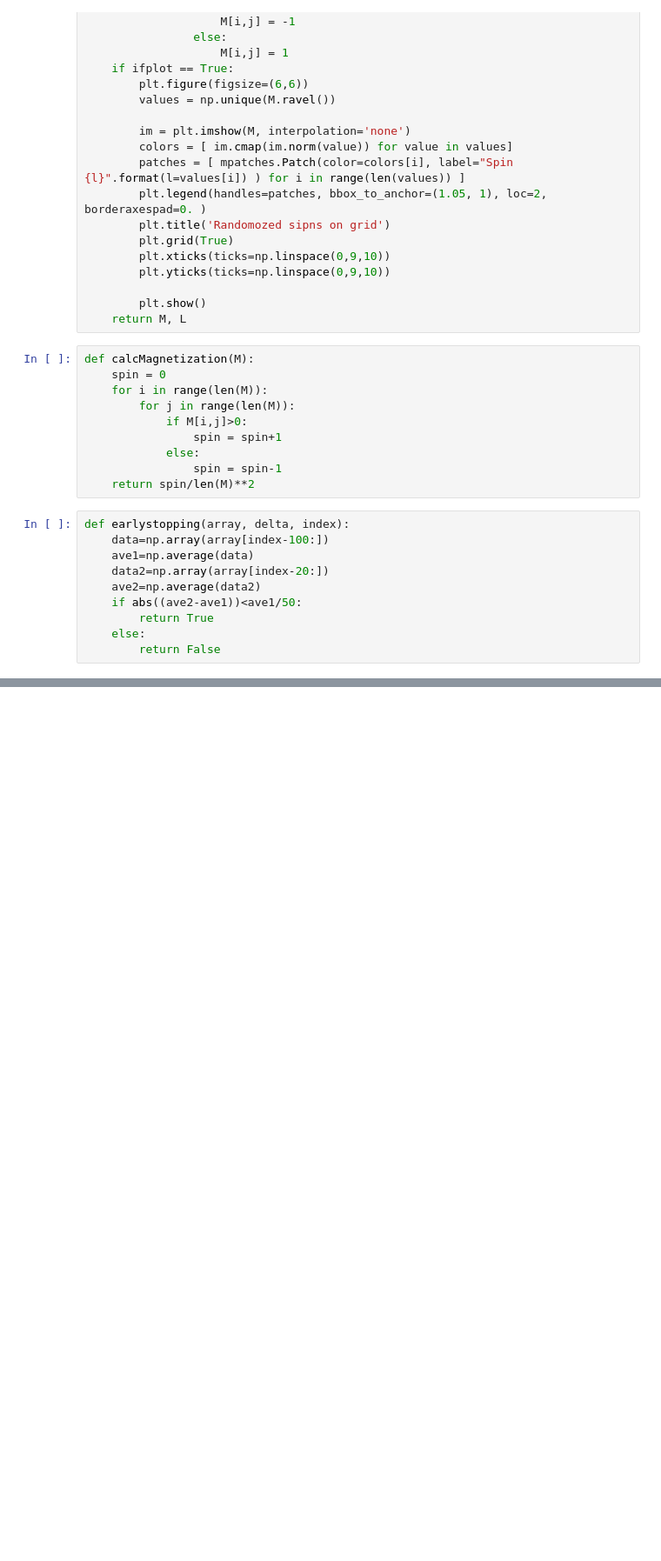
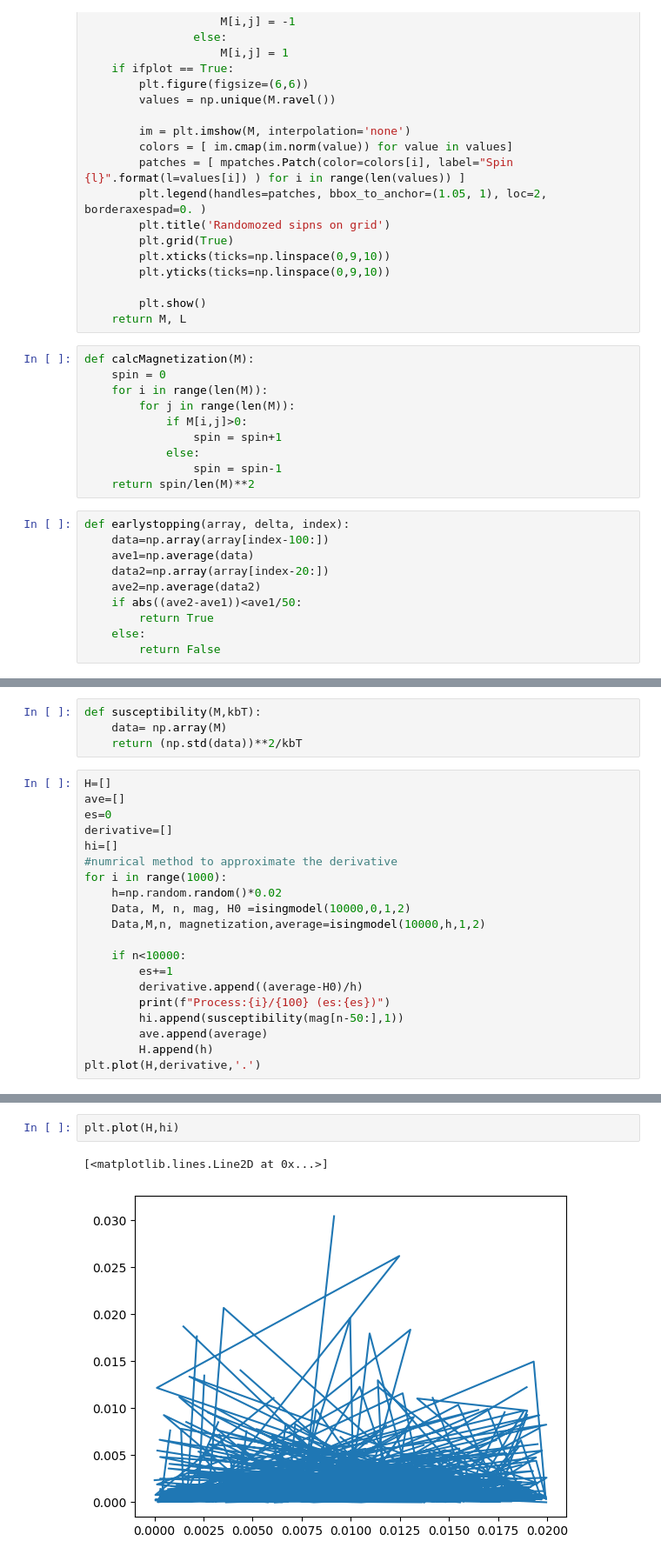
Before and after one commit to axelkat/statfmc, a Jupyter notebook: isingmodel.ipynb, the cells around one changed output, grey strips where cells are left out. Shown: that part at 87% size. Drawn from its saved outputs; the diff is of its cells as text; blank space fills up the shorter version.

```diff
--- a/isingmodel.ipynb
+++ b/isingmodel.ipynb
@@ -131,0 +129,24 @@ ValueError: x and y must have same first dimension, but have shapes (5001,) and
+# %%
+def susceptibility(M,kbT):
+    data= np.array(M)
+    return (np.std(data))**2/kbT
+# %%
+H=[]
+ave=[]
+es=0
+derivative=[]
+hi=[]
+#numrical method to approximate the derivative
+for i in range(1000):
+    h=np.random.random()*0.02
+    Data, M, n, mag, H0 =isingmodel(10000,0,1,2)
+    Data,M,n, magnetization,average=isingmodel(10000,h,1,2)
+
+    if n<10000:
+        es+=1
+        derivative.append((average-H0)/h)
+        print(f"Process:{i}/{100} (es:{es})")
+        hi.append(susceptibility(mag[n-50:],1))
+        ave.append(average)
+        H.append(h)
+plt.plot(H,derivative,'.')
@@ -131,0 +173,5 @@ ValueError: x and y must have same first dimension, but have shapes (5001,) and
+# %%
+plt.plot(H,hi)
+# %% [output]
+[<matplotlib.lines.Line2D at 0x...>]
+[figure, added]
```
Also changed, not shown: parts of 6 cells of this notebook.
